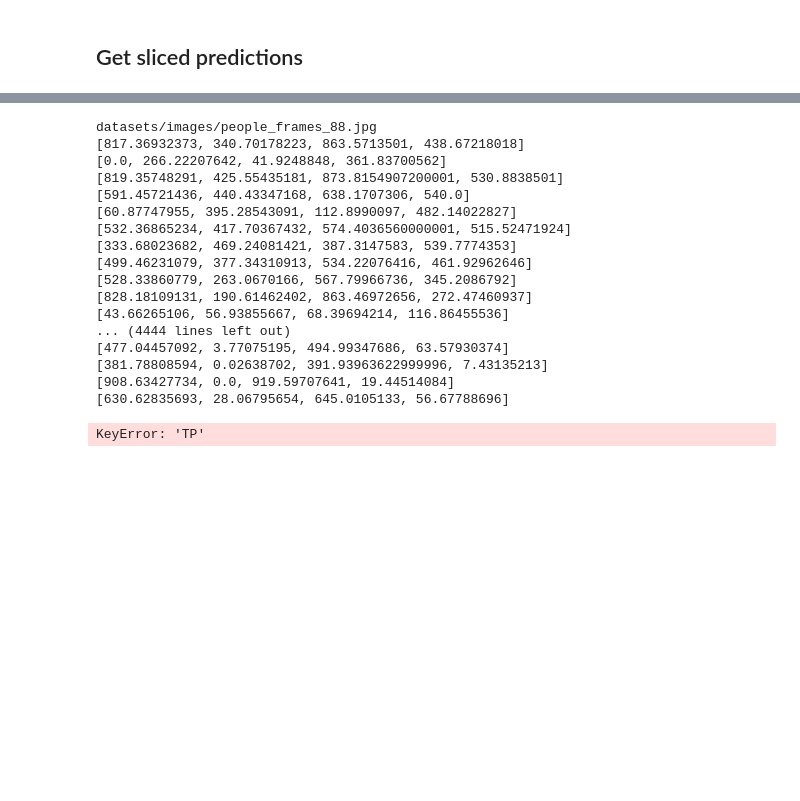
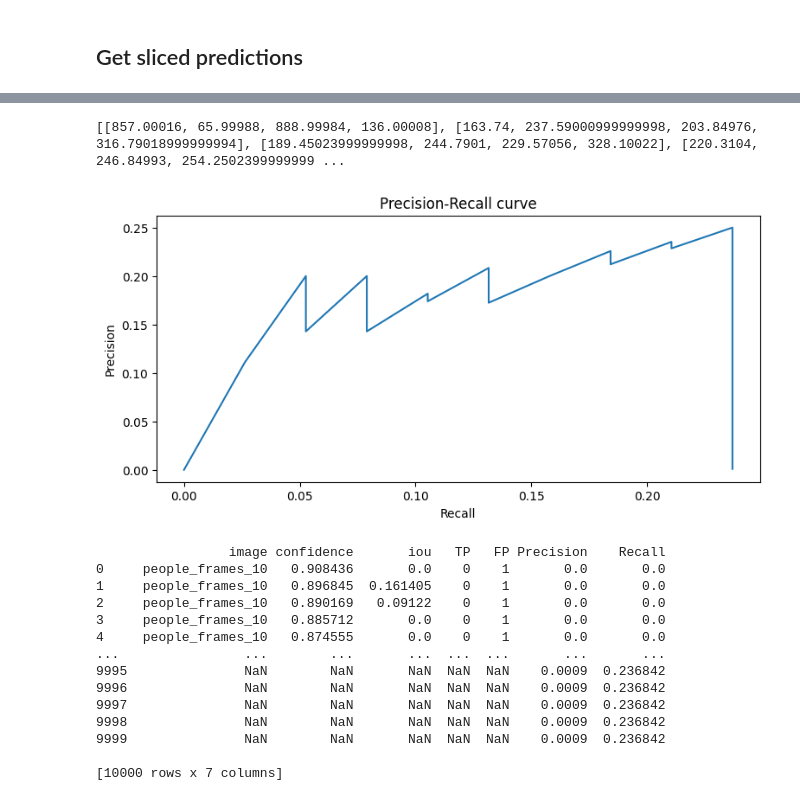
Before and after one commit to helenprokonina/Yolov8Training, a Jupyter notebook: compare_sahi.ipynb, the cells around one changed output, grey strips where cells are left out. Saved outputs shown, nothing was run; the diff lists cells and outputs as text; code cells hidden in the pictures; blank space fills up the shorter version.

```diff
--- a/compare_sahi.ipynb
+++ b/compare_sahi.ipynb
@@ -352,26 +351,24 @@ def compute_AP50_all(gt_dir, predictions_dir, image_dir):
 
     return predicted_boxes
 # %%
-data = compute_AP50_all("datasets/labels", "sliced_results", "datasets/images")
+data = compute_AP50_all("test_dataset/labels", "sliced_results", "test_dataset/images")
 # %% [output]
-datasets/images/people_frames_88.jpg
-[817.36932373, 340.70178223, 863.5713501, 438.67218018]
-[0.0, 266.22207642, 41.9248848, 361.83700562]
-[819.35748291, 425.55435181, 873.8154907200001, 530.8838501]
-[591.45721436, 440.43347168, 638.1707306, 540.0]
-[60.87747955, 395.28543091, 112.8990097, 482.14022827]
-[532.36865234, 417.70367432, 574.4036560000001, 515.52471924]
-[333.68023682, 469.24081421, 387.3147583, 539.7774353]
-[499.46231079, 377.34310913, 534.22076416, 461.92962646]
-[528.33860779, 263.0670166, 567.79966736, 345.2086792]
-[828.18109131, 190.61462402, 863.46972656, 272.47460937]
-[43.66265106, 56.93855667, 68.39694214, 116.86455536]
-... (4444 lines left out)
-[477.04457092, 3.77075195, 494.99347686, 63.57930374]
-[381.78808594, 0.02638702, 391.93963622999996, 7.43135213]
-[908.63427734, 0.0, 919.59707641, 19.44514084]
-[630.62835693, 28.06795654, 645.0105133, 56.67788696]
+[[857.00016, 65.99988, 888.99984, 136.00008], [163.74, 237.59000999999998, 203.84976, 316.79018999999994], [189.45023999999998, 244.7901, 229.57056, 328.10022], [220.3104, 246.84993, 254.2502399999999 ...
+[figure, added]
-KeyError: 'TP'
+                 image confidence       iou   TP   FP Precision    Recall
+0     people_frames_10   0.908436       0.0    0    1       0.0       0.0
+1     people_frames_10   0.896845  0.161405    0    1       0.0       0.0
+2     people_frames_10   0.890169   0.09122    0    1       0.0       0.0
+3     people_frames_10   0.885712       0.0    0    1       0.0       0.0
+4     people_frames_10   0.874555       0.0    0    1       0.0       0.0
+...                ...        ...       ...  ...  ...       ...       ...
+9995               NaN        NaN       NaN  NaN  NaN    0.0009  0.236842
+9996               NaN        NaN       NaN  NaN  NaN    0.0009  0.236842
+9997               NaN        NaN       NaN  NaN  NaN    0.0009  0.236842
+9998               NaN        NaN       NaN  NaN  NaN    0.0009  0.236842
+9999               NaN        NaN       NaN  NaN  NaN    0.0009  0.236842
+
+[10000 rows x 7 columns]
 # %%
 data
 # %% [output]
```
Also changed, not shown: parts of 16 cells of this notebook, 2 other files.
